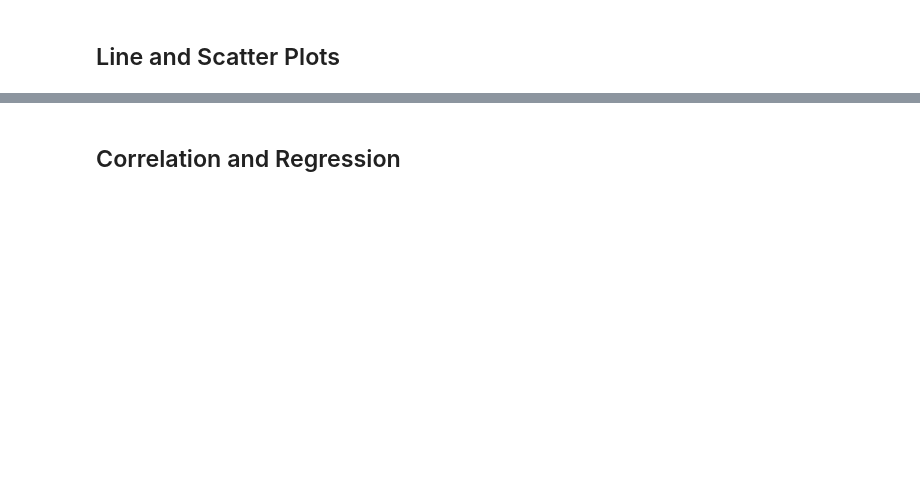
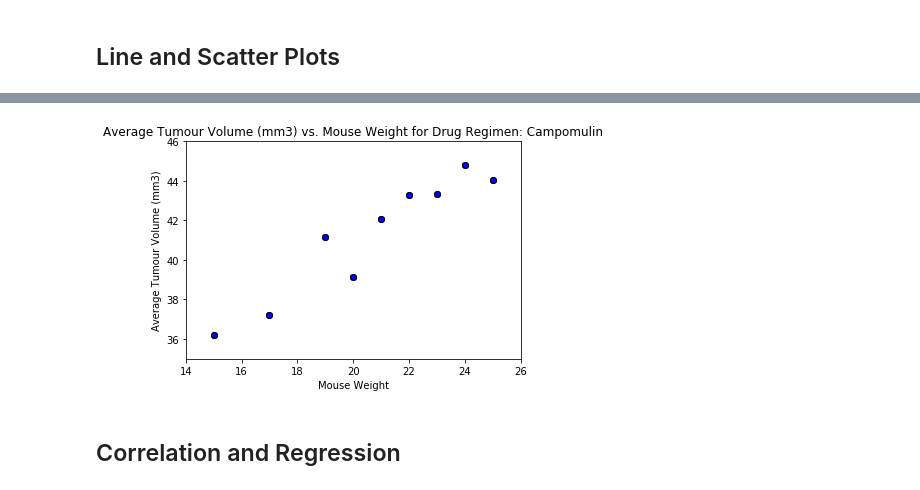
Before and after one commit to SandraBotica/module5-matplotlib, a Jupyter notebook: 5-starter-code/Pymaceuticals/pymaceuticals_starter.ipynb, the cells around one changed output, grey strips where cells are left out. Cells and saved outputs as stored; diff of their text form; code cells hidden in the pictures; blank space fills up the shorter version.

```diff
--- a/5-starter-code/Pymaceuticals/pymaceuticals_starter.ipynb
+++ b/5-starter-code/Pymaceuticals/pymaceuticals_starter.ipynb
@@ -476,3 +935,20 @@ sex_mice_df.groupby(['Sex']).count().plot(kind='pie', y='Mouse ID', autopct='%1.
+# %%
+# Generate a scatter plot of average tumour volume vs. mouse weight for the Capomulin regimen
+x_axis=[15, 17, 19, 20, 21, 22, 23, 24, 25]
+y_axis=[36.182039562,37.21413250092308,41.182391362999994,39.14105275,42.088700033958325,43.288489765,43.34105084869565,44.80580968499999,44.06210875428571]
+
+plt.scatter(x_axis, y_axis, marker="o", facecolors="blue", edgecolors="black")
+
+plt.ylim(35,46)
+plt.xlim(14,26)
+plt.scatter(x_axis, y_axis, marker="o", facecolors="blue", edgecolors="black")
+plt.title("Average Tumour Volume (mm3) vs. Mouse Weight for Drug Regimen: Campomulin")
+plt.xlabel("Mouse Weight")
+plt.ylabel("Average Tumour Volume (mm3)")
+plt.savefig("Images/ScatterWeightTumourVolume.png")
+plt.show()
+# %% [output]
+[figure, added]
 # %% [markdown]
 ## Correlation and Regression
 # %%
```
Also changed, not shown: parts of 40 cells of this notebook, 5 other files.
